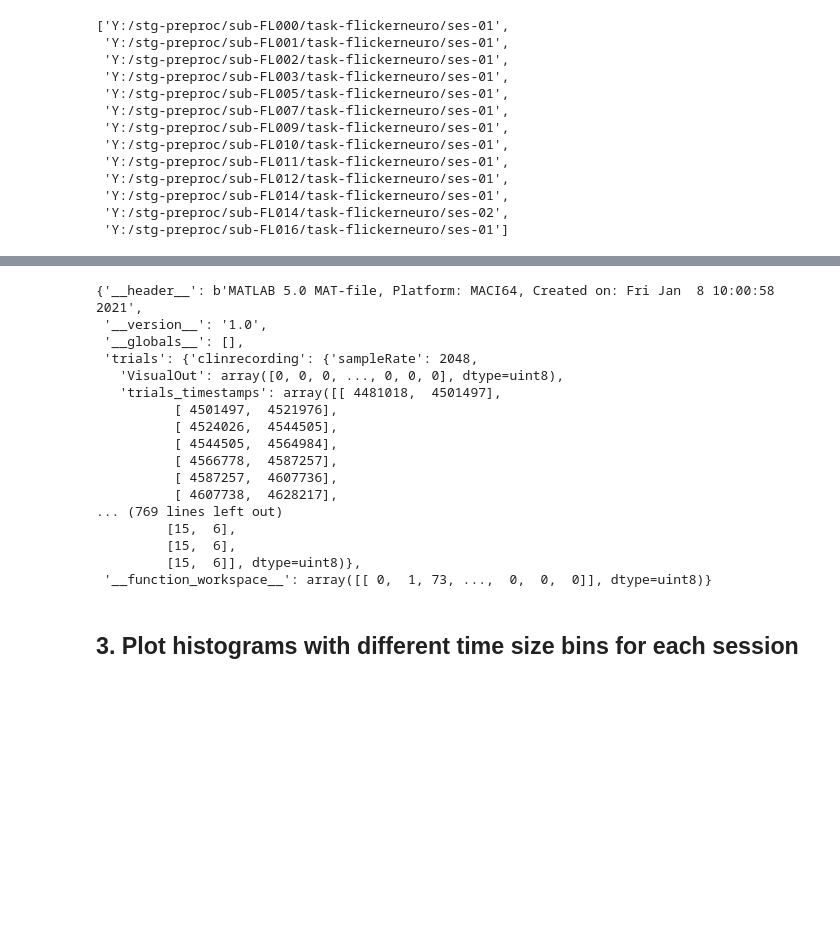
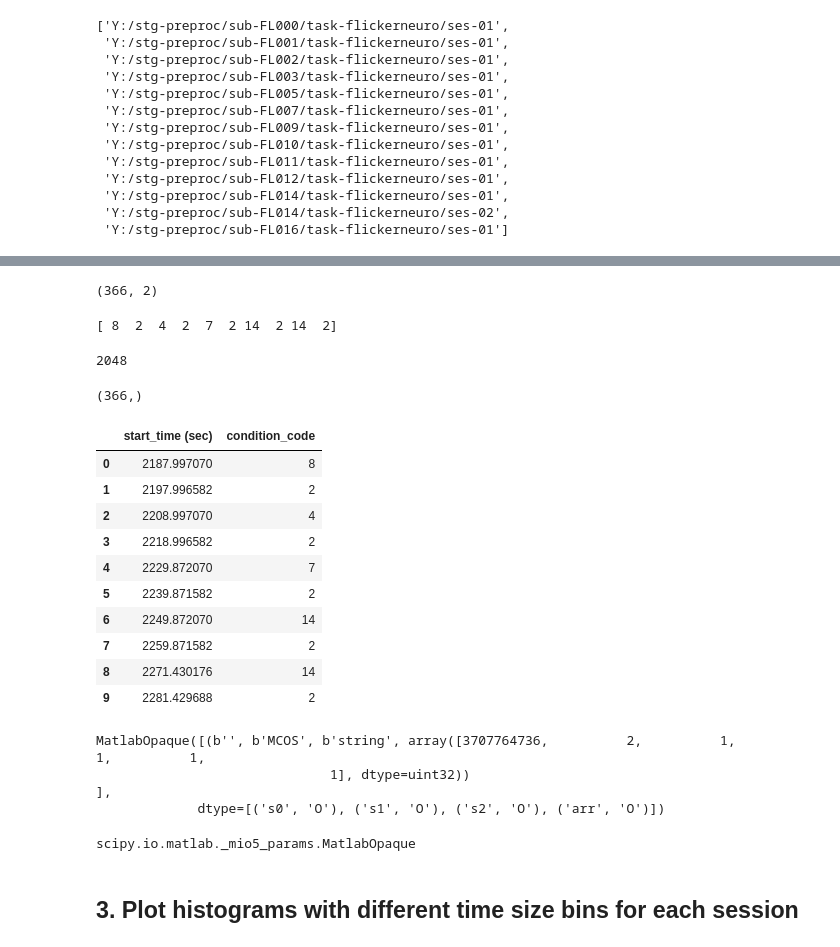
Before and after one commit to Simurgh818/IED_distributions, a Jupyter notebook: IED_distributions.ipynb, the cells around one changed output, grey strips where cells are left out. Drawn from its saved outputs; the diff is of its cells as text; code cells hidden in the pictures; blank space fills up the shorter version.

Commit message:
getting the start/end time for each freq condition. Still have issues with condition_codes.

```diff
--- a/IED_distributions.ipynb
+++ b/IED_distributions.ipynb
@@ -520,23 +541,56 @@ mat_contents = loadmat(mat_path[0],simplify_cells=True)
+# %%
+trials_timestamps = mat_contents['trials']['clinrecording']['trials_timestamps']
+#trials_timestamps
+np.shape(trials_timestamps)
+# %% [output]
+(366, 2)
+# %%
+trial_identities = mat_contents['trials']['trials_identities'][:,0]
+trial_identities
+np.shape(trial_identities)
+#trial_identities = np.reshape(trial_identities,(366,1))
+np.shape(trial_identities)
+print(trial_identities[0:10])
+# %% [output]
+[ 8  2  4  2  7  2 14  2 14  2]
+# %%
+sample_rate = mat_contents['trials']['clinrecording']['sampleRate']
+sample_rate
+# %% [output]
+2048
+# %%
+col_names = ['start_time','condition_code']
+start_times = trials_timestamps[:,0]/sample_rate
+#start_times = np.reshape(start_times,(366,1))
+np.shape(start_times)
+# %% [output]
+(366,)
+# %%
+condition_df = pd.DataFrame({'start_time (sec)':start_times,'condition_code': trial_identities})
+condition_df.head(10)
+# %% [output]
+|  | start_time (sec) | condition_code |
+| 0 | 2187.997070 | 8 |
+| 1 | 2197.996582 | 2 |
+| 2 | 2208.997070 | 4 |
+| 3 | 2218.996582 | 2 |
+| 4 | 2229.872070 | 7 |
+| 5 | 2239.871582 | 2 |
+| 6 | 2249.872070 | 14 |
+| 7 | 2259.871582 | 2 |
+| 8 | 2271.430176 | 14 |
+| 9 | 2281.429688 | 2 |
 # %%
-mat_contents
+condition_code = mat_contents['trials']['condition_code']
+condition_code
 # %% [output]
-{'__header__': b'MATLAB 5.0 MAT-file, Platform: MACI64, Created on: Fri Jan  8 10:00:58 2021',
- '__version__': '1.0',
- '__globals__': [],
- 'trials': {'clinrecording': {'sampleRate': 2048,
-   'VisualOut': array([0, 0, 0, ..., 0, 0, 0], dtype=uint8),
-   'trials_timestamps': array([[ 4481018,  4501497],
-          [ 4501497,  4521976],
-          [ 4524026,  4544505],
-          [ 4544505,  4564984],
-          [ 4566778,  4587257],
-          [ 4587257,  4607736],
-          [ 4607738,  4628217],
-... (769 lines left out)
-         [15,  6],
-         [15,  6],
-         [15,  6]], dtype=uint8)},
- '__function_workspace__': array([[ 0,  1, 73, ...,  0,  0,  0]], dtype=uint8)}
+MatlabOpaque([(b'', b'MCOS', b'string', array([3707764736,          2,          1,          1,          1,
+                              1], dtype=uint32))                                                          ],
+             dtype=[('s0', 'O'), ('s1', 'O'), ('s2', 'O'), ('arr', 'O')])
+# %%
+type(condition_code)
+# %% [output]
+scipy.io.matlab._mio5_params.MatlabOpaque
 # %%
 # add it to the dataframe and plot freq vs. Normalized IED rate
 # %% [markdown]
```
Also changed, not shown: parts of 2 cells of this notebook.
